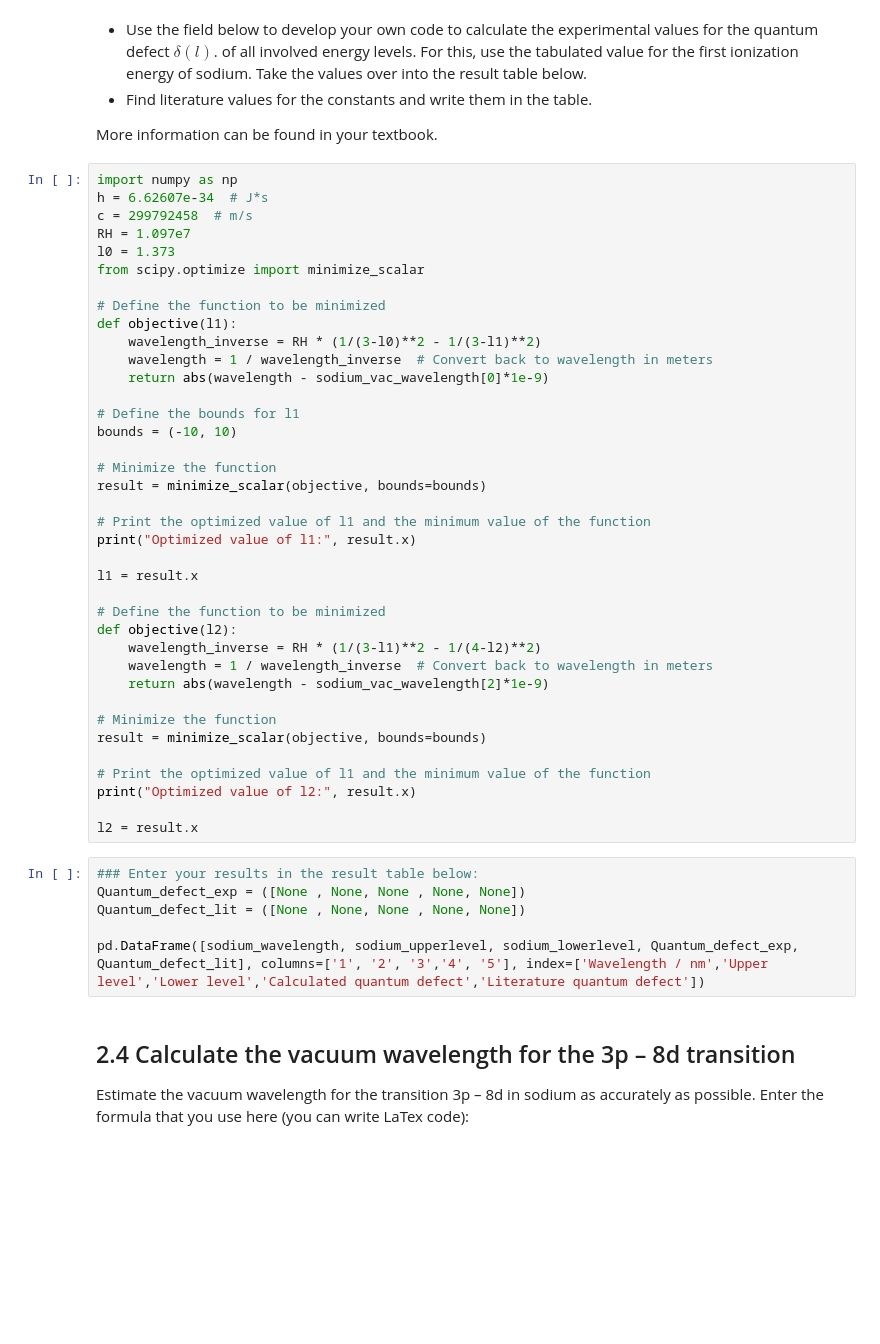
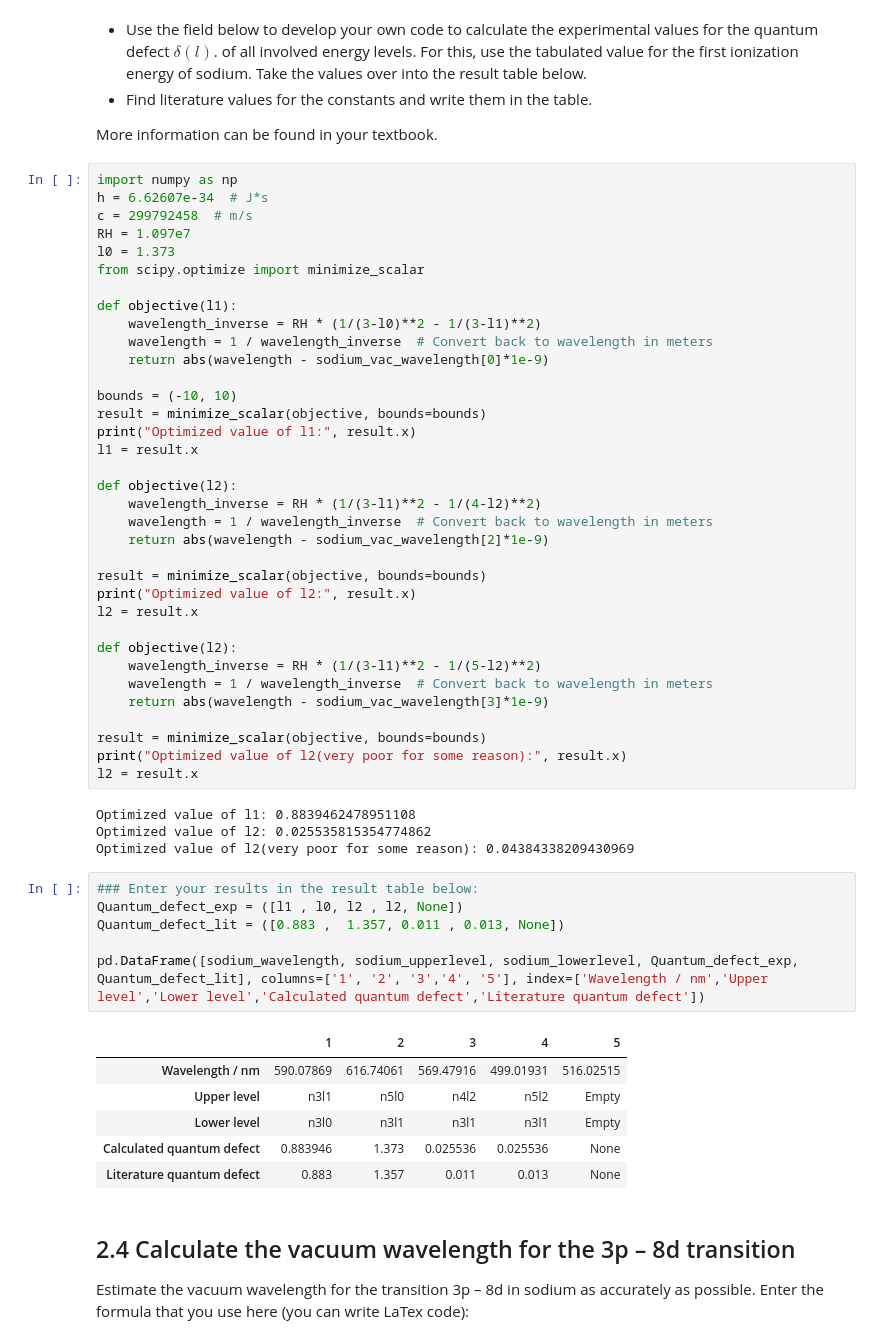
Before and after one commit to axelorrhede/Atomic-Physics, a Jupyter notebook: Atomic Spectroscopy_FAFF55.ipynb, the cells around one changed output. Saved outputs shown, nothing was run; the diff lists cells and outputs as text; blank space fills up the shorter version.

```diff
--- a/Atomic Spectroscopy_FAFF55.ipynb
+++ b/Atomic Spectroscopy_FAFF55.ipynb
@@ -326,42 +473,50 @@ RH = 1.097e7
 l0 = 1.373
 from scipy.optimize import minimize_scalar
 
-# Define the function to be minimized
 def objective(l1):
     wavelength_inverse = RH * (1/(3-l0)**2 - 1/(3-l1)**2)
     wavelength = 1 / wavelength_inverse  # Convert back to wavelength in meters
     return abs(wavelength - sodium_vac_wavelength[0]*1e-9)
 
-# Define the bounds for l1
 bounds = (-10, 10)
-
-# Minimize the function
 result = minimize_scalar(objective, bounds=bounds)
-
-# Print the optimized value of l1 and the minimum value of the function
 print("Optimized value of l1:", result.x)
-
 l1 = result.x
 
-# Define the function to be minimized
 def objective(l2):
     wavelength_inverse = RH * (1/(3-l1)**2 - 1/(4-l2)**2)
     wavelength = 1 / wavelength_inverse  # Convert back to wavelength in meters
     return abs(wavelength - sodium_vac_wavelength[2]*1e-9)
 
-# Minimize the function
 result = minimize_scalar(objective, bounds=bounds)
+print("Optimized value of l2:", result.x)
+l2 = result.x
 
-# Print the optimized value of l1 and the minimum value of the function
-print("Optimized value of l2:", result.x)
+def objective(l2):
+    wavelength_inverse = RH * (1/(3-l1)**2 - 1/(5-l2)**2)
+    wavelength = 1 / wavelength_inverse  # Convert back to wavelength in meters
+    return abs(wavelength - sodium_vac_wavelength[3]*1e-9)
 
+result = minimize_scalar(objective, bounds=bounds)
+print("Optimized value of l2(very poor for some reason):", result.x)
 l2 = result.x
+# %% [output]
+Optimized value of l1: 0.8839462478951108
+Optimized value of l2: 0.025535815354774862
+Optimized value of l2(very poor for some reason): 0.04384338209430969
 # %%
 ### Enter your results in the result table below:
-Quantum_defect_exp = ([None , None, None , None, None])
-Quantum_defect_lit = ([None , None, None , None, None])
+Quantum_defect_exp = ([l1 , l0, l2 , l2, None])
+Quantum_defect_lit = ([0.883 ,  1.357, 0.011 , 0.013, None])
 
 pd.DataFrame([sodium_wavelength, sodium_upperlevel, sodium_lowerlevel, Quantum_defect_exp, Quantum_defect_lit], columns=['1', '2', '3','4', '5'], index=['Wavelength / nm','Upper level','Lower level','Calculated quantum defect','Literature quantum defect'])
+# %% [output]
+|  | 1 | 2 | 3 | 4 | 5 |
+| Wavelength / nm | 590.07869 | 616.74061 | 569.47916 | 499.01931 | 516.02515 |
+| Upper level | n3l1 | n5l0 | n4l2 | n5l2 | Empty |
+| Lower level | n3l0 | n3l1 | n3l1 | n3l1 | Empty |
+| Calculated quantum defect | 0.883946 | 1.373 | 0.025536 | 0.025536 | None |
+| Literature quantum defect | 0.883 | 1.357 | 0.011 | 0.013 | None |
 # %% [markdown]
 ## 2.4 Calculate the vacuum wavelength for the 3p – 8d transition <a name="quantum_4"></a>
 Estimate the vacuum wavelength for the transition 3p – 8d in sodium as accurately as possible.
```
Also changed, not shown: parts of 25 cells of this notebook.
